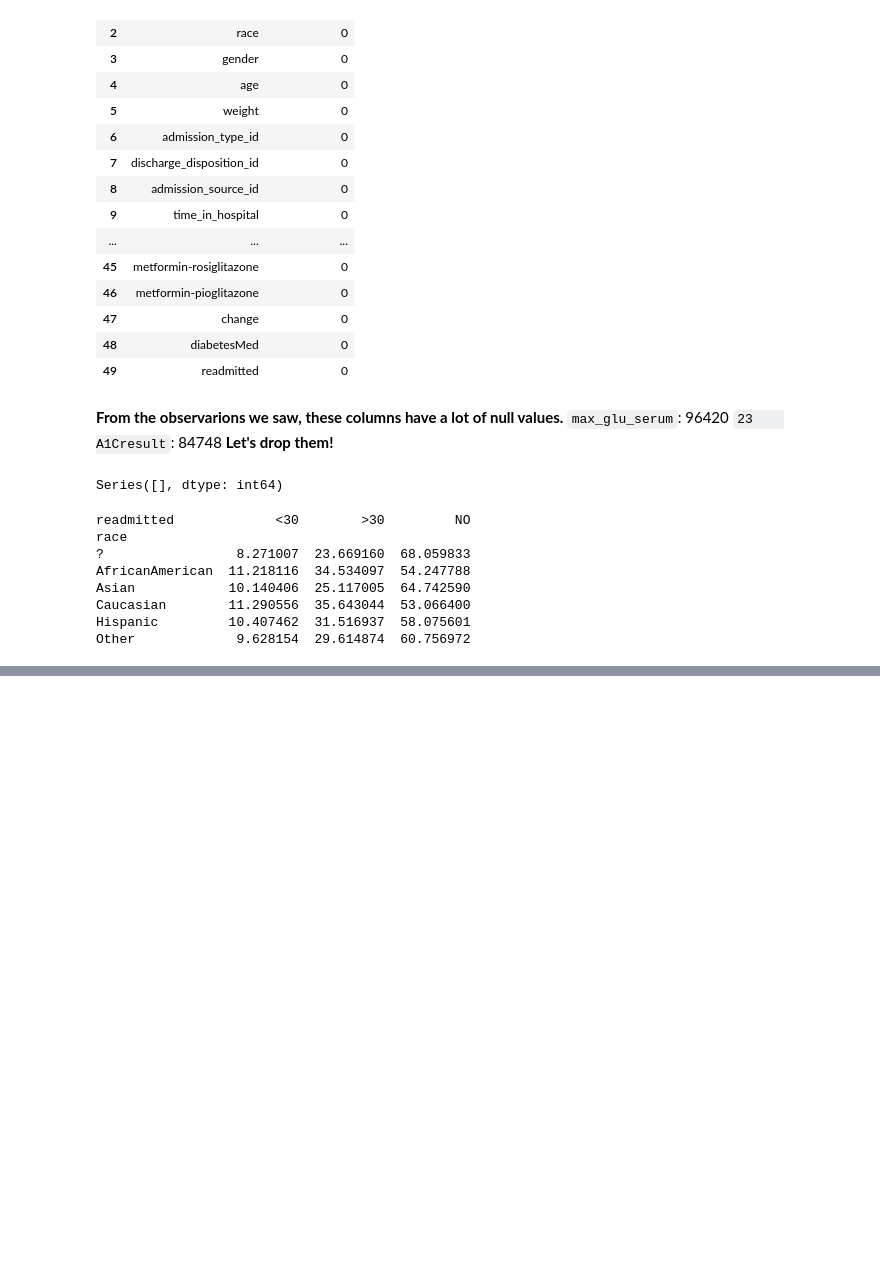
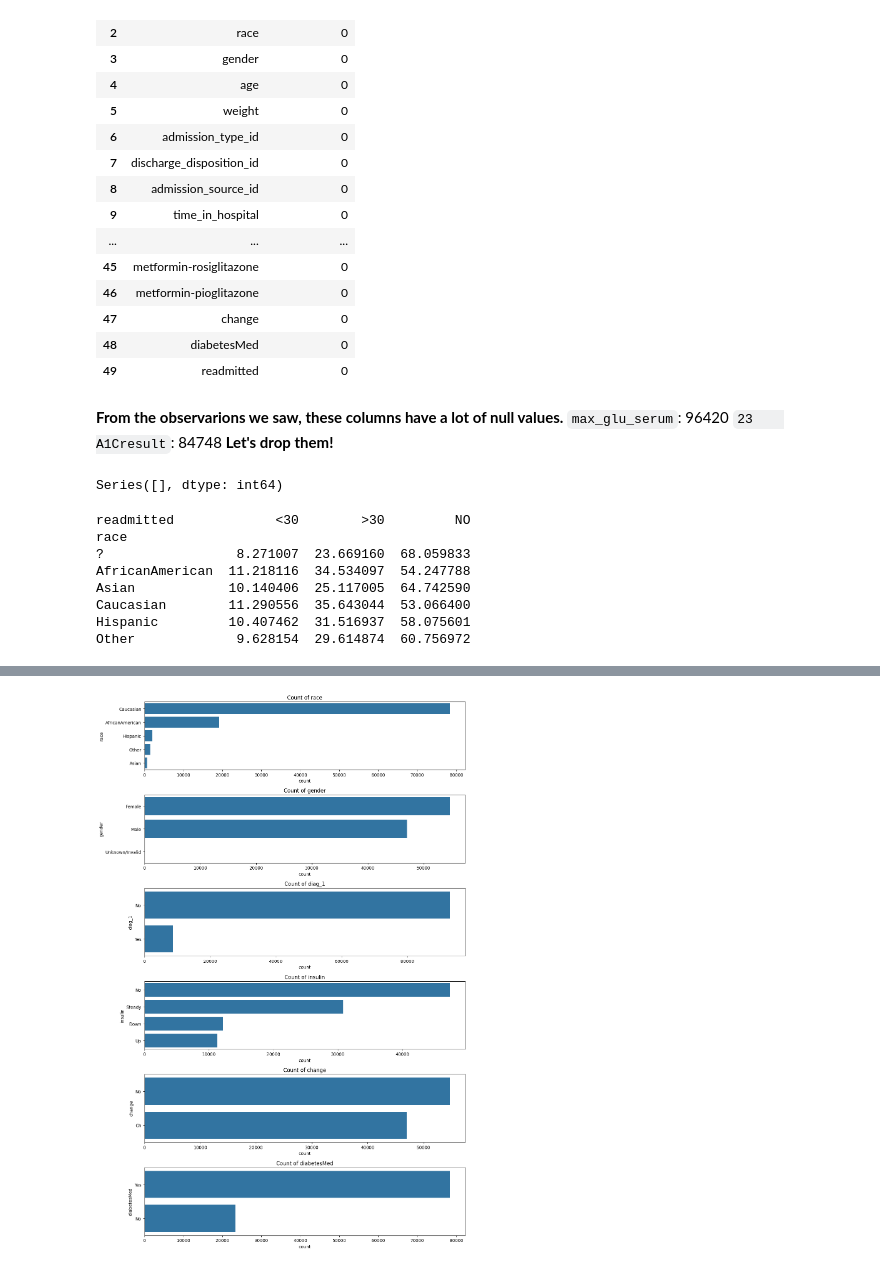
Before and after one commit to gihozo-Ds/ReAdmitAi, a Jupyter notebook: notebooks/Untitled-1.ipynb, the cells around one changed output, grey strips where cells are left out. Saved outputs shown, nothing was run; the diff lists cells and outputs as text; code cells hidden in the pictures; blank space fills up the shorter version.

```diff
--- a/notebooks/Untitled-1.ipynb
+++ b/notebooks/Untitled-1.ipynb
@@ -107,0 +334,14 @@ print(df[num_cols].corr()["time_in_hospital"].sort_values(ascending=False))
+# %%
+# Cell 5: bar plots for key categoricals
+cat_cols = df_clean.select_dtypes('object').columns.tolist()
+cat_cols = [c for c in cat_cols if c not in ['readmitted','age']]  # we already handled age
+
+plt.figure(figsize=(12, len(cat_cols)*3))
+for i, col in enumerate(cat_cols, 1):
+    plt.subplot(len(cat_cols), 1, i)
+    sns.countplot(y=df_clean[col], order=df_clean[col].value_counts().index)
+    plt.title(f'Count of {col}')
+plt.tight_layout()
+plt.show()
+# %% [output]
+[figure, added]
```
Also changed, not shown: parts of 37 cells of this notebook.
